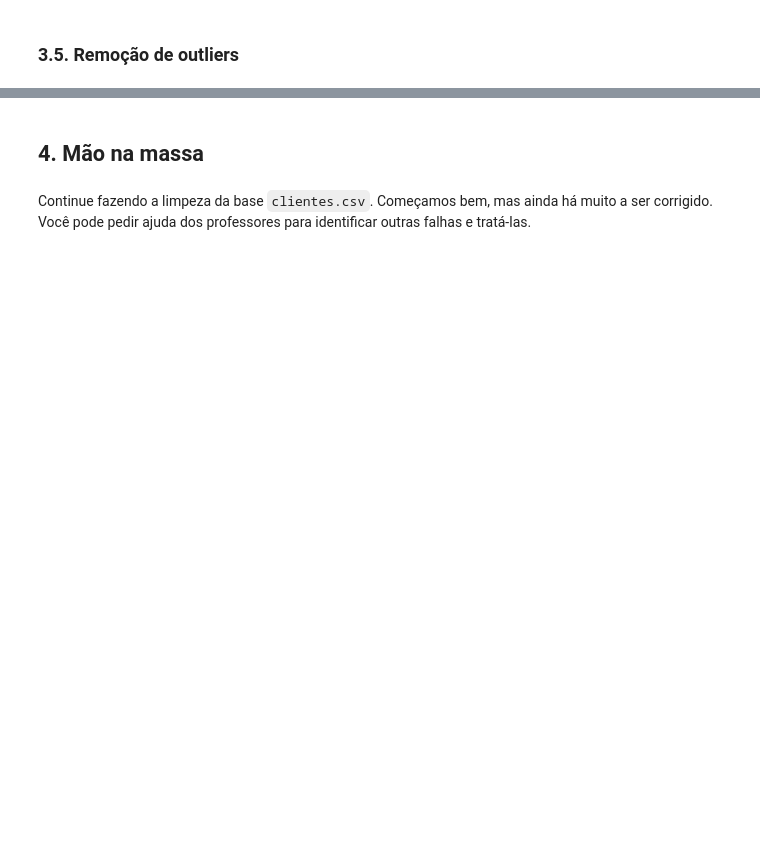
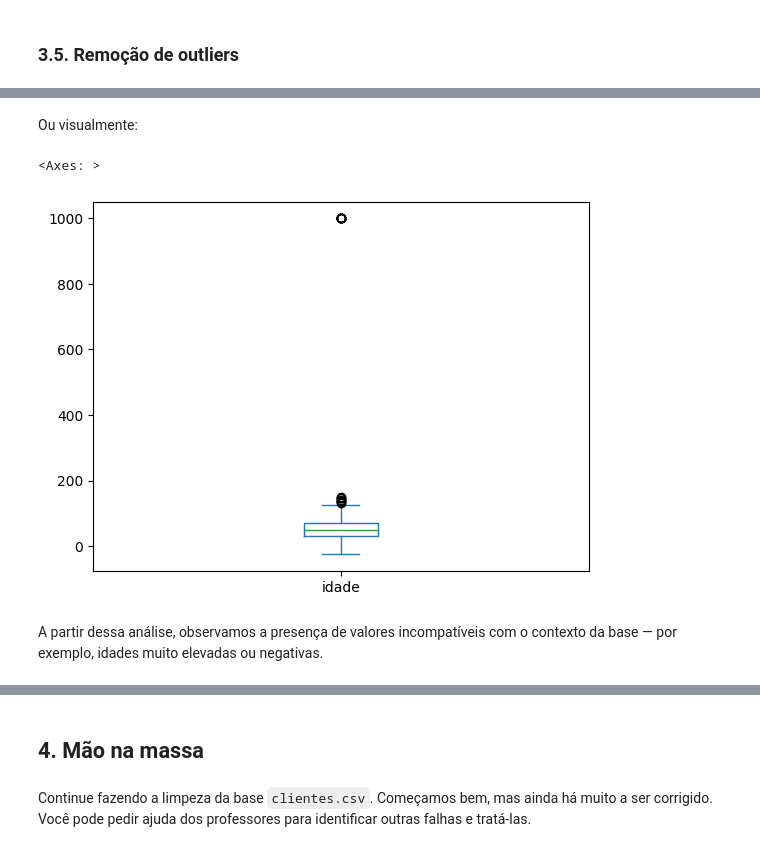
Before and after one commit to mumuvrf/ciclo-basico-26-1, a Jupyter notebook: Aula 1/aula1.ipynb, the cells around one changed output, grey strips where cells are left out. Drawn from its saved outputs; the diff is of its cells as text; code cells hidden in the pictures; blank space fills up the shorter version.

```diff
--- a/Aula 1/aula1.ipynb
+++ b/Aula 1/aula1.ipynb
@@ -259,0 +324,10 @@ Name: idade, dtype: float64
+# %%
+mapeamento_cidades = {
+    'bh': 'belo horizonte',
+    'sp': 'são paulo',
+    'rj': 'rio de janeiro',
+    'poa': 'porto alegre',
+    'sjc': 'são josé dos campos',
+}
+
+df['cidade'] = df['cidade'].replace(mapeamento_cidades)
@@ -261,0 +380,2 @@ Name: idade, dtype: float64
+# %%
+df['idade'] = pd.to_numeric(df['idade'], errors='coerce')
@@ -261,0 +398,2 @@ Name: idade, dtype: float64
+# %%
+df['data_cadastro'] = pd.to_datetime(df['data_cadastro'], errors='coerce')
@@ -263,0 +441,2 @@ Name: idade, dtype: float64
+# %%
+df = df.drop_duplicates(subset='id_cliente', keep='first')
@@ -265,0 +483,9 @@ Name: idade, dtype: float64
+# %% [markdown]
+Ou visualmente:
+# %%
+df['idade'].plot.box()
+# %% [output]
+<Axes: >
+[figure, added]
+# %% [markdown]
+A partir dessa análise, observamos a presença de valores incompatíveis com o contexto da base — por exemplo, idades muito elevadas ou negativas.
```
Also changed, not shown: parts of 42 cells of this notebook.
